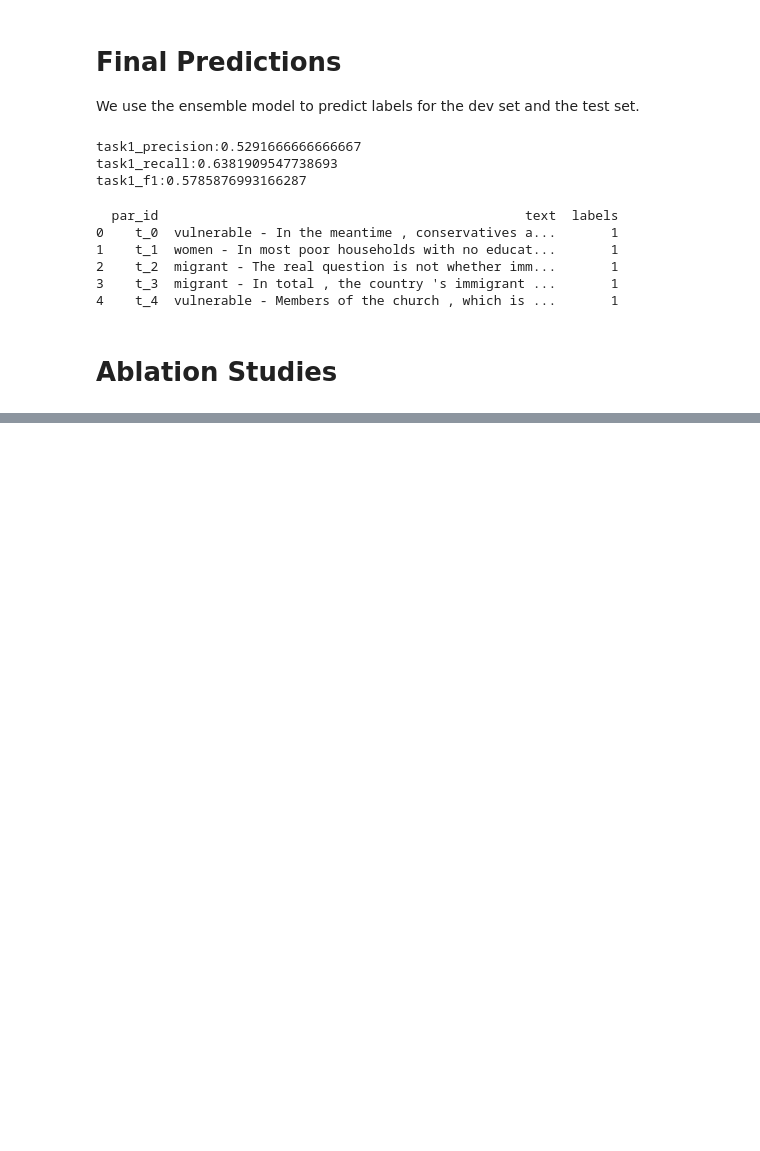
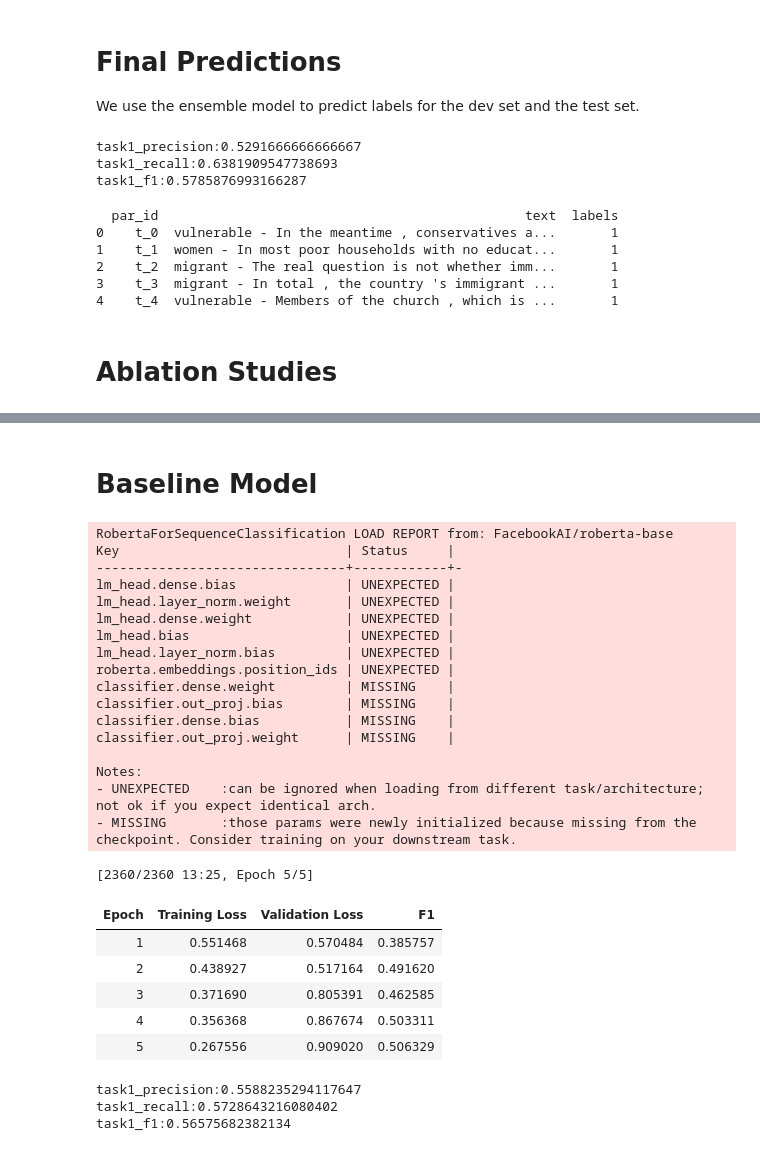
Before and after one commit to matthewalex4/nlp-cw, a Jupyter notebook: BestModel/main.ipynb, the cells around one changed output, grey strips where cells are left out. Saved outputs shown, nothing was run; the diff lists cells and outputs as text; code cells hidden in the pictures; blank space fills up the shorter version.

Commit message:
feat: analyse differences to baseline

```diff
--- a/BestModel/main.ipynb
+++ b/BestModel/main.ipynb
@@ -762,0 +850,50 @@ dev_predict(models, 'dev-no-key.txt', df=no_key_devdf)
+# %% [markdown]
+# Baseline Model #
+# %%
+base_trdf = og_trdf.copy()
+base_devdf = og_devdf.copy()
+
+base_trdf, base_valdf = train_test_split(base_trdf, test_size=VAL_SIZE, stratify=base_trdf['labels'])
+# %%
+directory = "base"
+train_ablation(tuning_res, directory, base_trdf, base_valdf)
+# %% [output]
+RobertaForSequenceClassification LOAD REPORT from: FacebookAI/roberta-base
+Key                             | Status     |
+--------------------------------+------------+-
+lm_head.dense.bias              | UNEXPECTED |
+lm_head.layer_norm.weight       | UNEXPECTED |
+lm_head.dense.weight            | UNEXPECTED |
+lm_head.bias                    | UNEXPECTED |
+lm_head.layer_norm.bias         | UNEXPECTED |
+roberta.embeddings.position_ids | UNEXPECTED |
+classifier.dense.weight         | MISSING    |
+classifier.out_proj.bias        | MISSING    |
+classifier.dense.bias           | MISSING    |
+classifier.out_proj.weight      | MISSING    |
+
+Notes:
+- UNEXPECTED    :can be ignored when loading from different task/architecture; not ok if you expect identical arch.
+- MISSING       :those params were newly initialized because missing from the checkpoint. Consider training on your downstream task.
+[2360/2360 13:25, Epoch 5/5]
+| Epoch | Training Loss | Validation Loss | F1 |
+| 1 | 0.551468 | 0.570484 | 0.385757 |
+| 2 | 0.438927 | 0.517164 | 0.491620 |
+| 3 | 0.371690 | 0.805391 | 0.462585 |
+| 4 | 0.356368 | 0.867674 | 0.503311 |
+| 5 | 0.267556 | 0.909020 | 0.506329 |
+# %%
+checkpoint = f"./ablation_results/{directory}/checkpoint-2360"
+model = AutoModelForSequenceClassification.from_pretrained(checkpoint, num_labels=2,
+                                                           hidden_dropout_prob=DROPOUT,
+                                                           attention_probs_dropout_prob=DROPOUT).to(device)
+
+models = {
+    "Roberta": (model, rob_tokenizer, 1),
+}
+
+dev_predict(models, 'dev-base.txt', df=base_devdf)
+# %% [output]
+task1_precision:0.5588235294117647
+task1_recall:0.5728643216080402
+task1_f1:0.56575682382134
```
Also changed, not shown: parts of 14 cells of this notebook, 3 other files.
